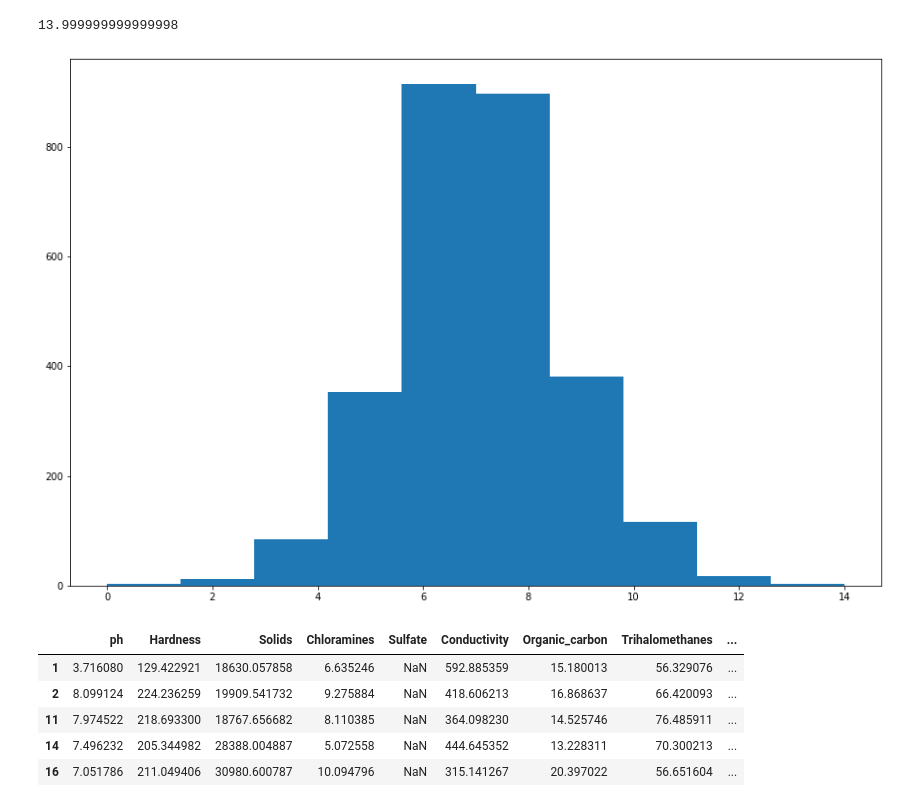
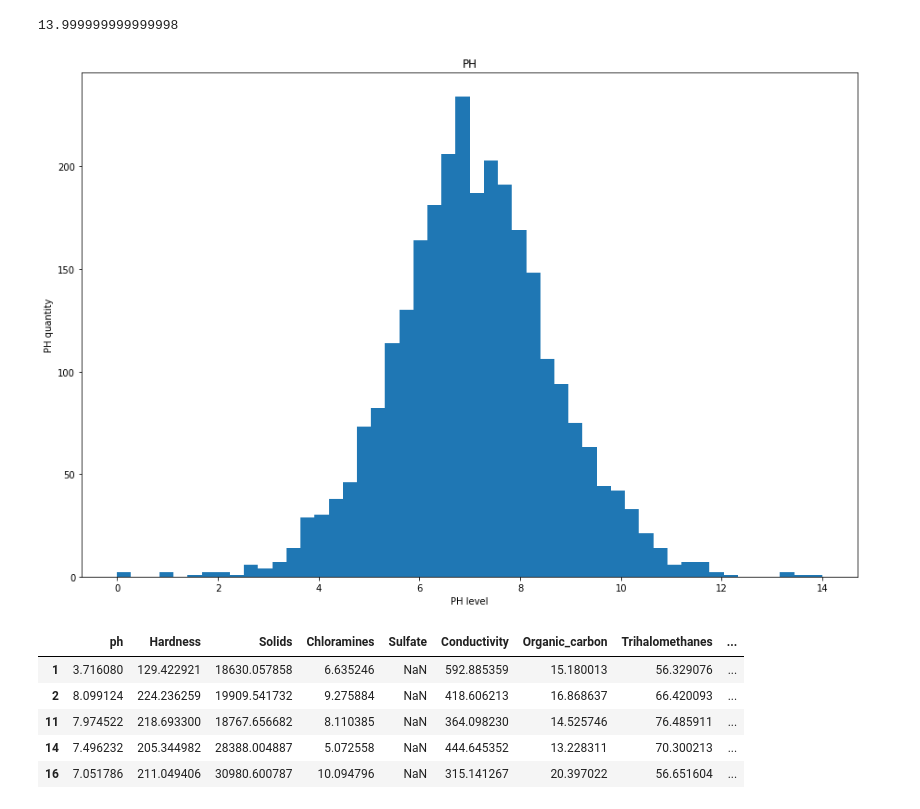
Before and after one commit to keir20/CleanWater, a Jupyter notebook: notebooks/keir20_Clean_Water.ipynb, the cells around one changed output. Drawn from its saved outputs; the diff is of its cells as text; code cells hidden in the pictures.

```diff
--- a/notebooks/keir20_Clean_Water.ipynb
+++ b/notebooks/keir20_Clean_Water.ipynb
@@ -142,9 +154,12 @@ df['ph'].max()
 13.999999999999998
 # %%
 plt.figure(figsize=(15,10))
-plt.hist(df['ph']);
+plt.hist(df['ph'], bins=50, )
+plt.xlabel('PH level')
+plt.ylabel('PH quantity')
+plt.title('PH');
 # %% [output]
-[figure, old version]
+[figure, new version]
 # %%
 df[df['Sulfate'].isna()].head()
 # %% [output]
```
Also changed, not shown: parts of 22 cells of this notebook.
